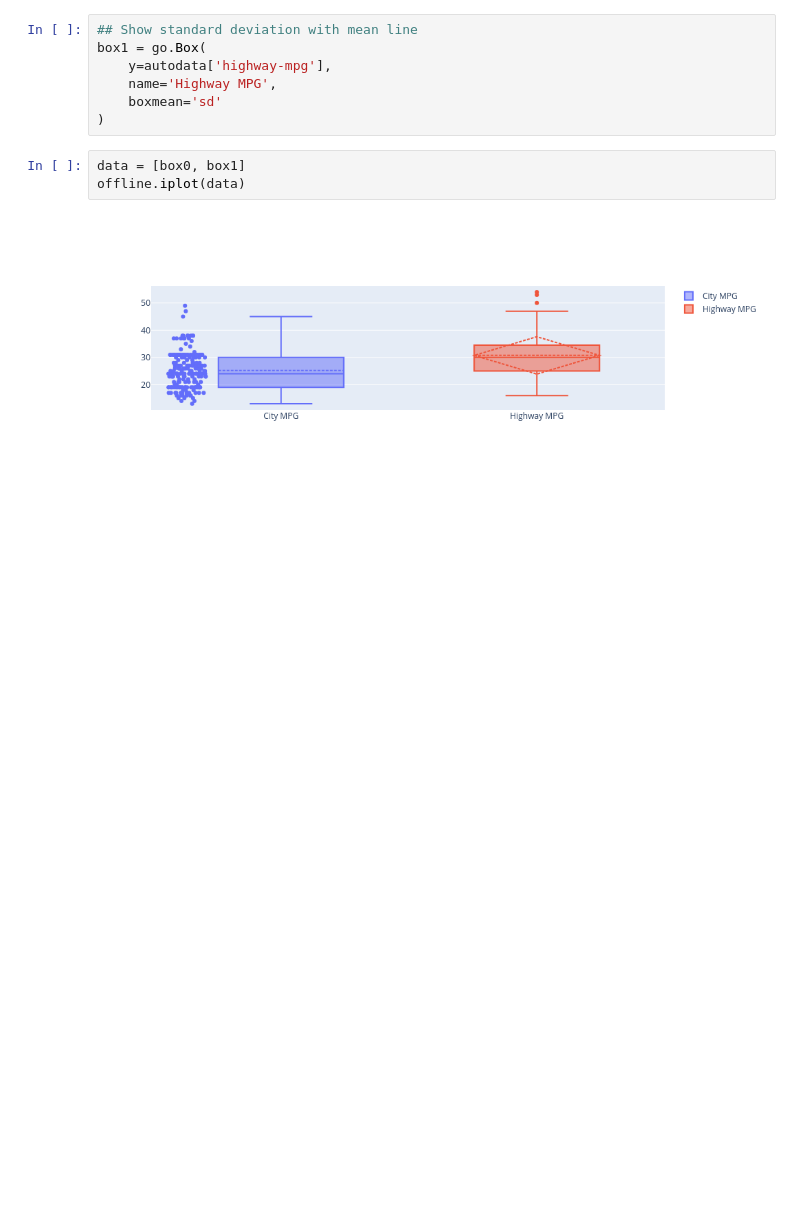
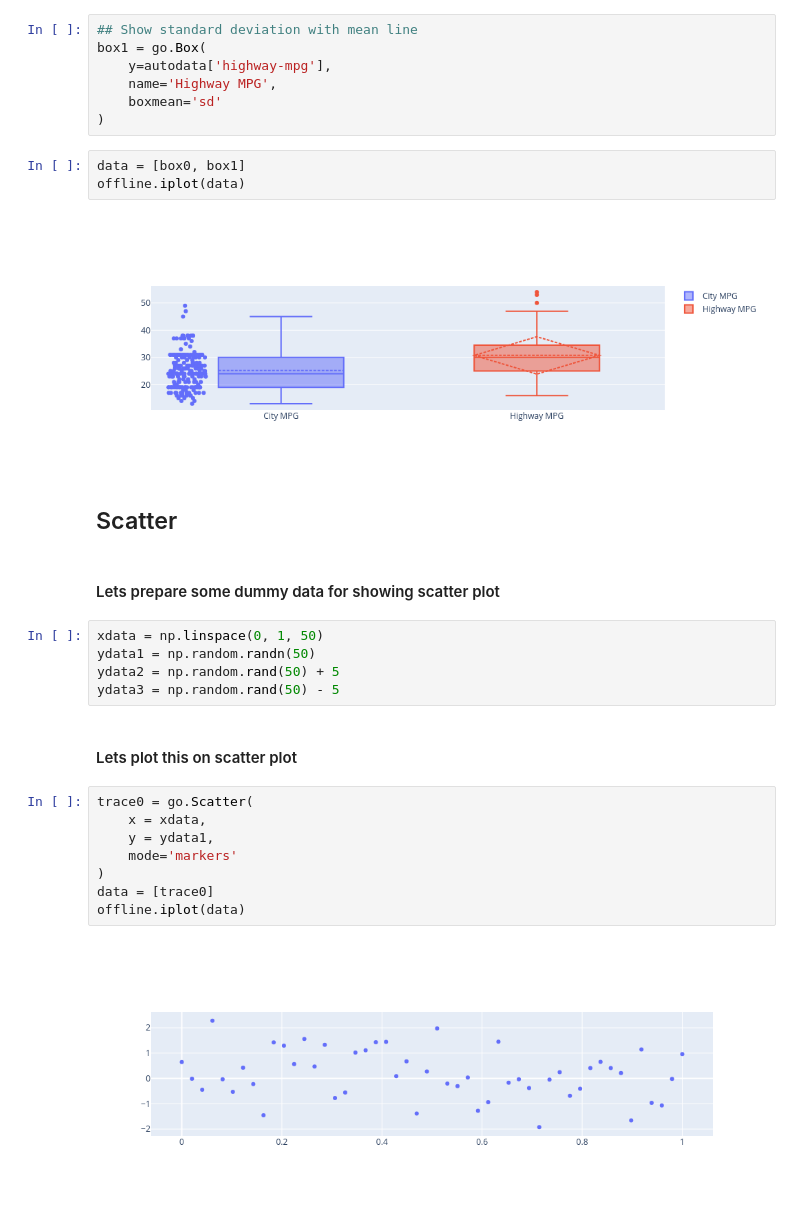
Before and after one commit to shakeelansari63/Training, a Jupyter notebook: PY-VISUALIZATION/14-Basic Plots in Plotly.ipynb, the cells around one changed output. Drawn from its saved outputs; the diff is of its cells as text; blank space fills up the shorter version.

```diff
--- a/PY-VISUALIZATION/14-Basic Plots in Plotly.ipynb
+++ b/PY-VISUALIZATION/14-Basic Plots in Plotly.ipynb
@@ -358,3 +358,24 @@ data = [box0, box1]
 offline.iplot(data)
 # %% [output]
 [figure]
+# %% [markdown]
+## Scatter
+# %% [markdown]
+#### Lets prepare some dummy data for showing scatter plot
+# %%
+xdata = np.linspace(0, 1, 50)
+ydata1 = np.random.randn(50)
+ydata2 = np.random.rand(50) + 5
+ydata3 = np.random.rand(50) - 5
+# %% [markdown]
+#### Lets plot this on scatter plot
+# %%
+trace0 = go.Scatter(
+    x = xdata,
+    y = ydata1,
+    mode='markers'
+)
+data = [trace0]
+offline.iplot(data)
+# %% [output]
+[figure, added]
```
Also changed, not shown: parts of 19 cells of this notebook, 1 other file.
